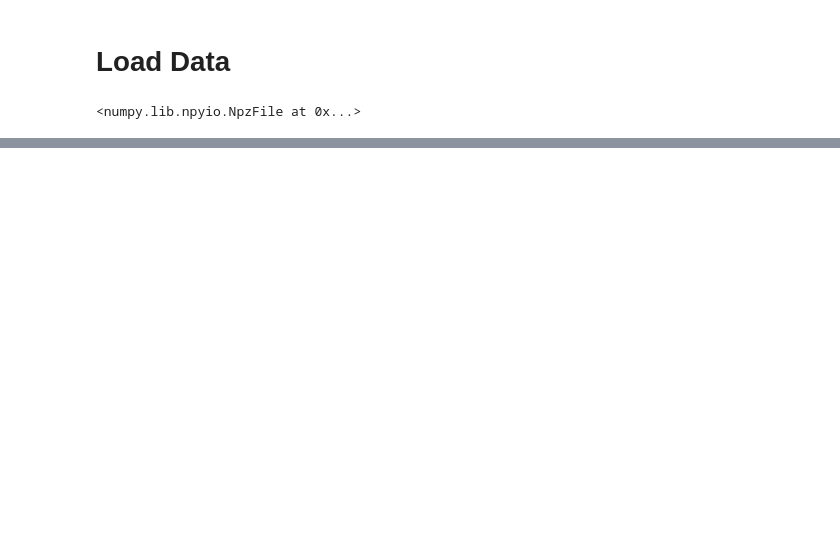
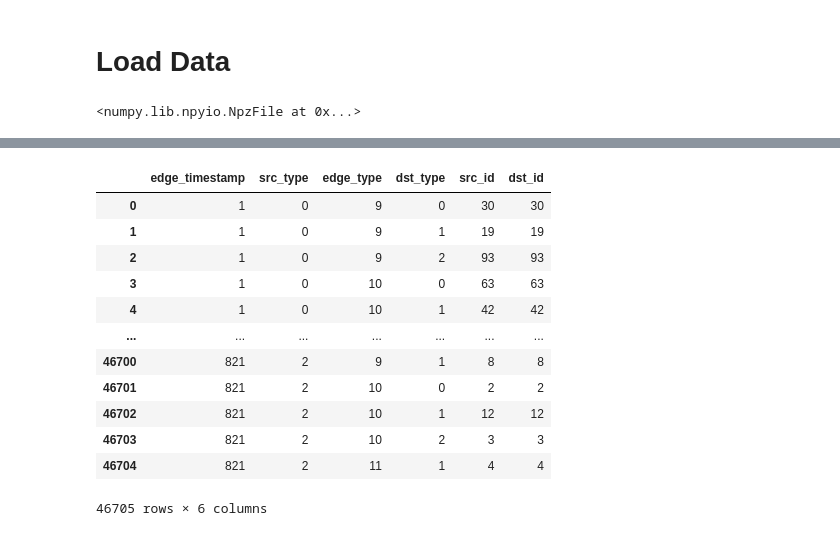
Before and after one commit to jiaxililearn/HRGCN-workspace, a Jupyter notebook: notebooks/prepare_dataset_temporal.ipynb, the cells around one changed output, grey strips where cells are left out. Drawn from its saved outputs; the diff is of its cells as text; code cells hidden in the pictures; blank space fills up the shorter version.

```diff
--- a/notebooks/prepare_dataset_temporal.ipynb
+++ b/notebooks/prepare_dataset_temporal.ipynb
@@ -672,0 +124,23 @@ write_node_type('test', test_node_feature)
+# %%
+(full_data[full_data.index.isin(train_mask)].groupby(["edge_timestamp", "src_type", "edge_type", "dst_type"])[
+    ["src_id", "dst_id"]
+].count()
+# .agg({
+#     "src_id": lambda x: list(x),
+#     "dst_id": lambda x: list(x)
+# })
+.reset_index())
+# %% [output]
+|  | edge_timestamp | src_type | edge_type | dst_type | src_id | dst_id |
+| 0 | 1 | 0 | 9 | 0 | 30 | 30 |
+| 1 | 1 | 0 | 9 | 1 | 19 | 19 |
+| 2 | 1 | 0 | 9 | 2 | 93 | 93 |
+| 3 | 1 | 0 | 10 | 0 | 63 | 63 |
+| 4 | 1 | 0 | 10 | 1 | 42 | 42 |
+| ... | ... | ... | ... | ... | ... | ... |
+| 46700 | 821 | 2 | 9 | 1 | 8 | 8 |
+| 46701 | 821 | 2 | 10 | 0 | 2 | 2 |
+| 46702 | 821 | 2 | 10 | 1 | 12 | 12 |
+| 46703 | 821 | 2 | 10 | 2 | 3 | 3 |
+| 46704 | 821 | 2 | 11 | 1 | 4 | 4 |
+46705 rows × 6 columns
```
Also changed, not shown: parts of 54 cells of this notebook, 1 other file.
